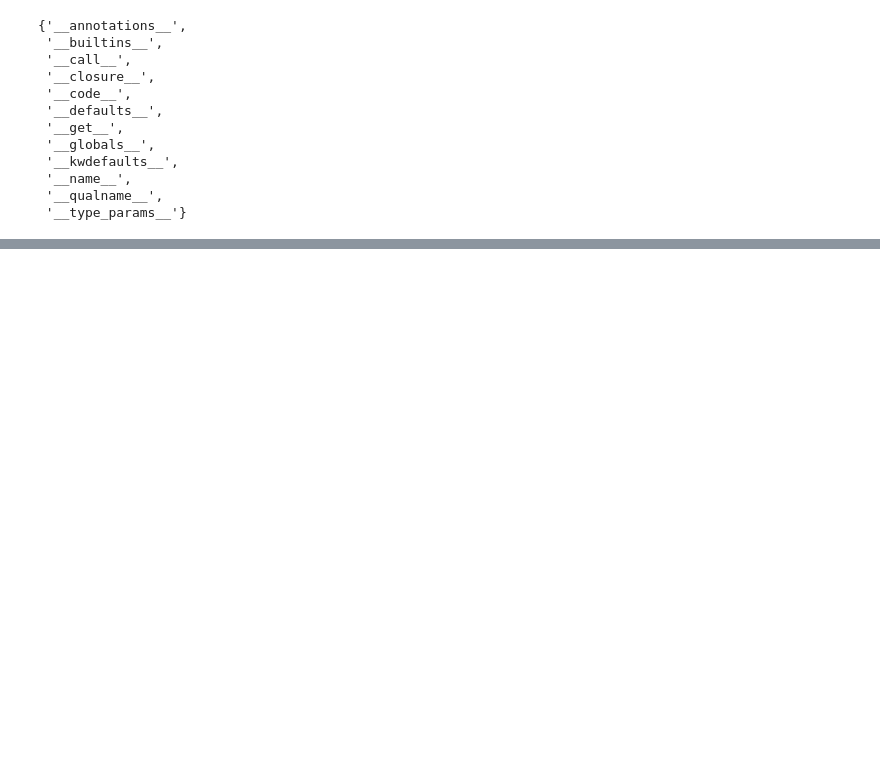
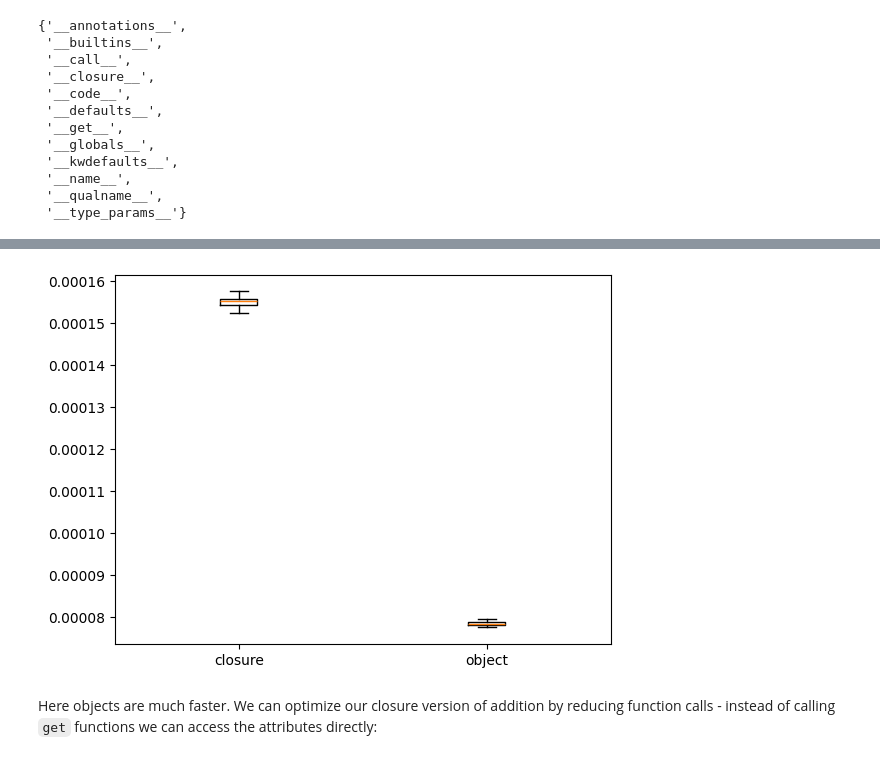
Before and after one commit to idoaiz/idocs, a Jupyter notebook: closure_objects.ipynb, the cells around one changed output, grey strips where cells are left out. Cells and saved outputs as stored; diff of their text form; code cells hidden in the pictures; blank space fills up the shorter version.

```diff
--- a/closure_objects.ipynb
+++ b/closure_objects.ipynb
@@ -313,0 +375,13 @@ sys.getsizeof(func)
+# %%
+closure_vec = vector(1,2)
+add_closure = lambda: vector_add(closure_vec, closure_vec)
+
+object_vec = Vector(1,2)
+add_object = lambda: object_vec.vector_add(object_vec)
+
+plot_benchmark(add_closure, add_object, labels=['closure', 'object'])
+# %% [output]
+[figure, added]
+# %% [markdown]
+Here objects are much faster.
+We can optimize our closure version of addition by reducing function calls - instead of calling `get` functions we can access the attributes directly:
```
Also changed, not shown: parts of 72 cells of this notebook.
